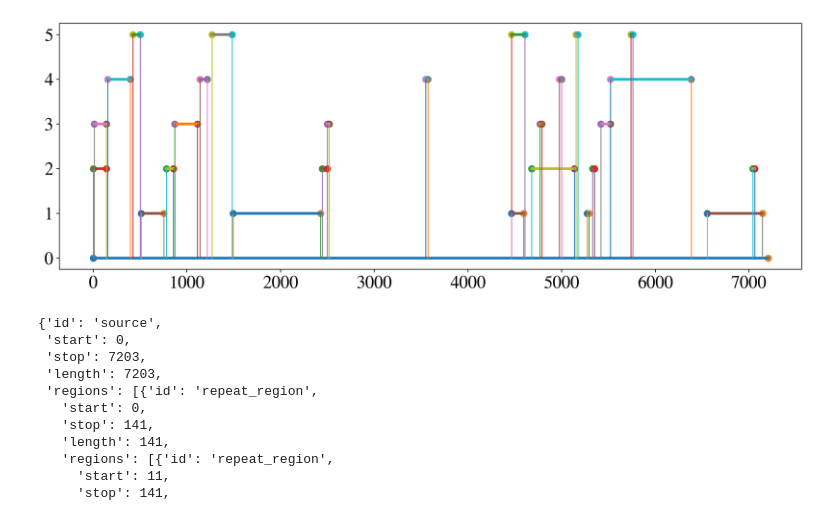
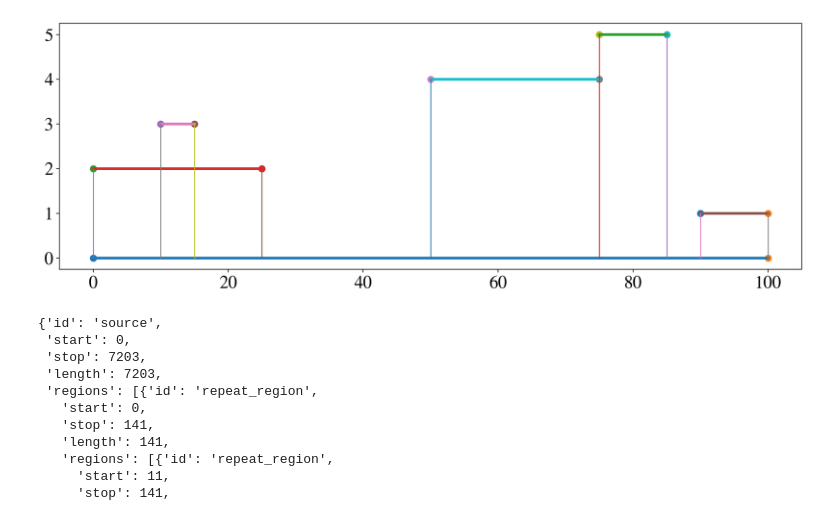
Before and after one commit to pachterlab/seqspec, a Jupyter notebook: examples/parse_genbank.ipynb, the cells around one changed output. Saved outputs shown, nothing was run; the diff lists cells and outputs as text; code cells hidden in the pictures.

```diff
--- a/examples/parse_genbank.ipynb
+++ b/examples/parse_genbank.ipynb
@@ -384,17 +363,26 @@ pd.DataFrame(feat)[["id", "start", "stop", "length"]]
+# %%
+ex = [
+    {"id": "A", "start": 0, "stop": 100, "length": 100},
+    {"id": "B", "start": 0, "stop": 25, "length": 25},
+    {"id": "C", "start": 10, "stop": 15, "length": 5},
+    {"id": "D", "start": 50, "stop": 75, "length": 25},
+    {"id": "E", "start": 75, "stop": 85, "length": 10},
+    {"id": "F", "start": 90, "stop": 100, "length": 10}
+]
+df = pd.DataFrame(ex)
 # %%
-#TODO, figure out how to fill in gaps for an interval with the sequence
 fig, ax = plt.subplots(figsize=(15,5))
 
-for idx, r in enumerate(feat):
+for idx, (label, start, stop, length) in enumerate(df.values):
   y = idx % 5 + 1
   if idx == 0:
     y = 0
-  ax.plot([r["start"], r["stop"]], [y, y], linewidth=3)
-  ax.scatter([r["start"]], [y], linewidth=2, marker="o")
-  ax.scatter([r["stop"]], [y], linewidth=2, marker="o")
-  ax.plot([r["start"], r["start"]], [0, y], linewidth=1)
-  ax.plot([r["stop"], r["stop"]], [0, y], linewidth=1)
+  ax.plot([start, stop], [y, y], linewidth=3)
+  ax.scatter([start], [y], linewidth=2, marker="o")
+  ax.scatter([stop], [y], linewidth=2, marker="o")
+  ax.plot([start, start], [0, y], linewidth=1)
+  ax.plot([stop, stop], [0, y], linewidth=1)
 
 fig.show()
 # %% [output]
-[figure, old version]
+[figure, new version]
```
Also changed, not shown: parts of 6 cells of this notebook.
